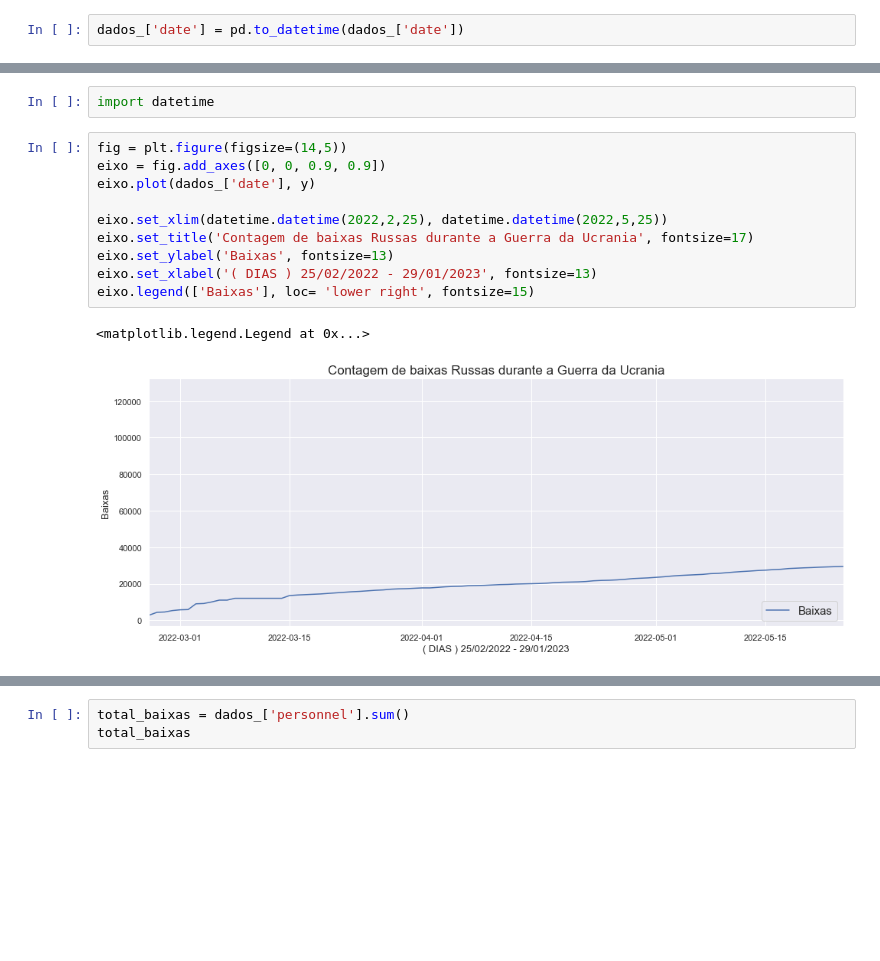
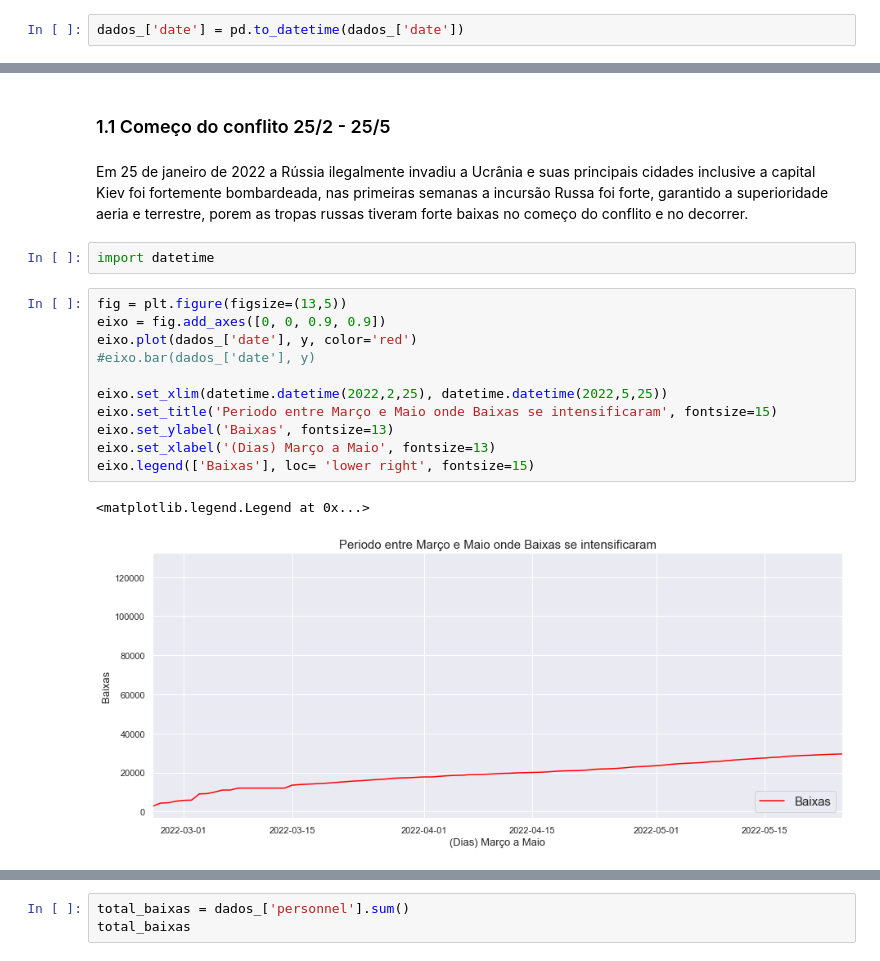
Before and after one commit to henriquecarvalho-maker/Projeto-Guerra-da-Ucrania, a Jupyter notebook: Russia_Losses.ipynb, the cells around one changed output, grey strips where cells are left out. Cells and saved outputs as stored; diff of their text form; blank space fills up the shorter version.

```diff
--- a/Russia_Losses.ipynb
+++ b/Russia_Losses.ipynb
@@ -84,16 +84,21 @@ eixo.legend(['Baixas'], loc= 'lower right', fontsize=15)
+# %% [markdown]
+### 1.1 Começo do conflito 25/2 - 25/5
+# %% [markdown]
+<p style='font-size: 14px'>Em 25 de janeiro de 2022 a Rússia ilegalmente invadiu a Ucrânia e suas principais cidades inclusive a capital Kiev foi fortemente bombardeada, nas primeiras semanas a incursão Russa foi forte, garantido a superioridade aeria e terrestre, porem as tropas russas tiveram forte baixas no começo do conflito e no decorrer.</p>
 # %%
 import datetime
 # %%
-fig = plt.figure(figsize=(14,5))
+fig = plt.figure(figsize=(13,5))
 eixo = fig.add_axes([0, 0, 0.9, 0.9])
-eixo.plot(dados_['date'], y)
+eixo.plot(dados_['date'], y, color='red')
+#eixo.bar(dados_['date'], y)
 
 eixo.set_xlim(datetime.datetime(2022,2,25), datetime.datetime(2022,5,25))
-eixo.set_title('Contagem de baixas Russas durante a Guerra da Ucrania', fontsize=17)
+eixo.set_title('Periodo entre Março e Maio onde Baixas se intensificaram', fontsize=15)
 eixo.set_ylabel('Baixas', fontsize=13)
-eixo.set_xlabel('( DIAS ) 25/02/2022 - 29/01/2023', fontsize=13)
+eixo.set_xlabel('(Dias) Março a Maio', fontsize=13)
 eixo.legend(['Baixas'], loc= 'lower right', fontsize=15)
 # %% [output]
 <matplotlib.legend.Legend at 0x...>
-[figure, old version]
+[figure, new version]
 # %%
```
Also changed, not shown: parts of 4 cells of this notebook.
